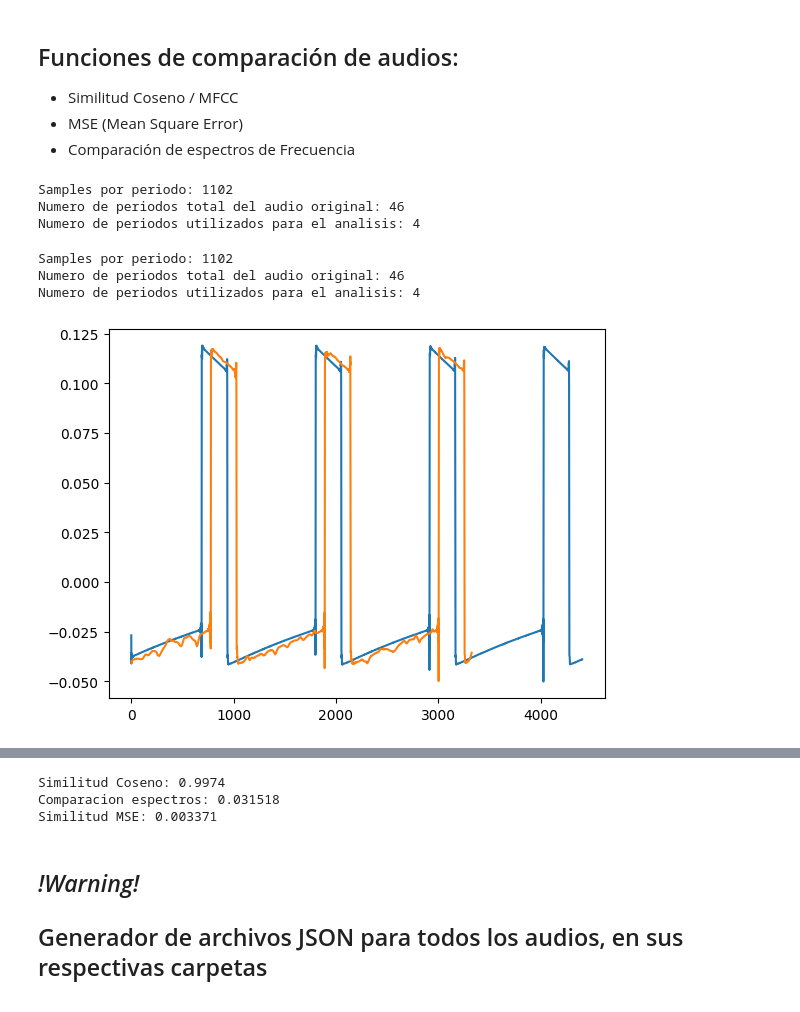
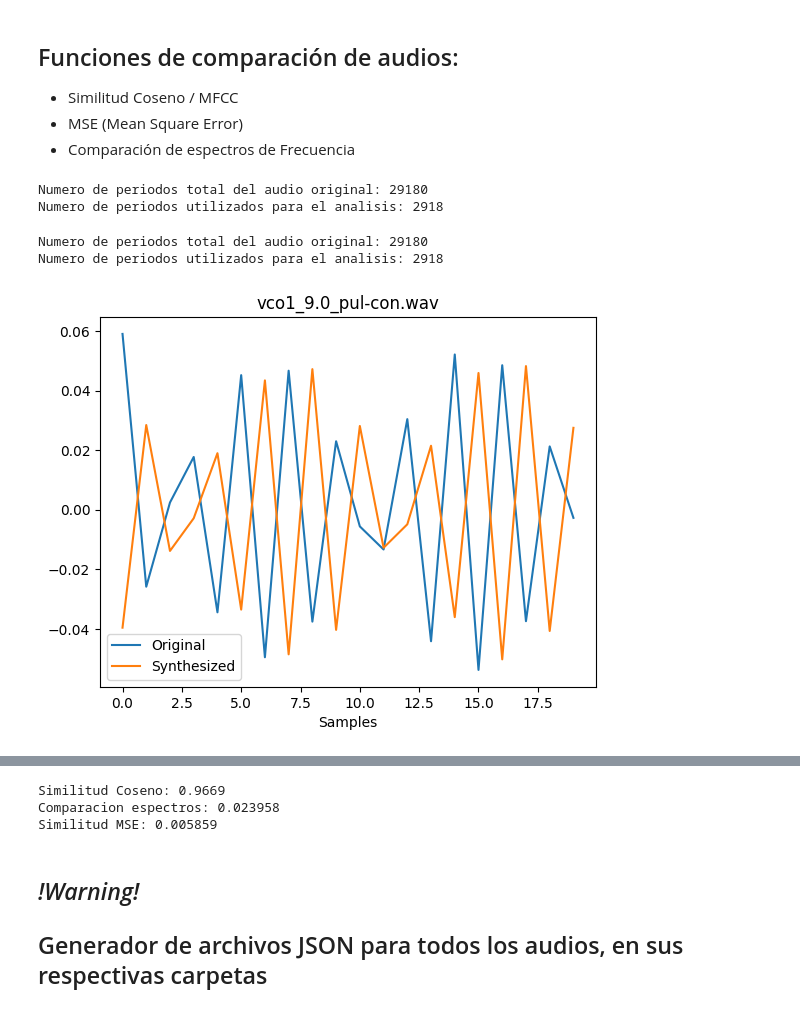
Before and after one commit to BoscoOlives/TFG-Kobol-BoscoOlives, a Jupyter notebook: TFG Standard Mode (funciona).ipynb, the cells around one changed output, grey strips where cells are left out. Saved outputs shown, nothing was run; the diff lists cells and outputs as text; code cells hidden in the pictures.

Commit message:
update plots

```diff
--- a/TFG Standard Mode (funciona).ipynb
+++ b/TFG Standard Mode (funciona).ipynb
@@ -283,49 +271,47 @@ def readJSON(filepath):
             data["Harmonic Res"])
 # %%
 filepath = 'test.json'
-input_file = '/mnt/c/Users/bosco/Desktop/TFG/TFG-Kobol-BoscoOlives/rsf_kobol_expander_2-vco/audio/vco1/pulse/vco1_0.0_pul-con.wav'
+input_file = '/mnt/c/Users/bosco/Desktop/TFG/TFG-Kobol-BoscoOlives/rsf_kobol_expander_2-vco/audio/vco1/pulse/vco1_9.0_pul-con.wav'
 
 file_name = input_file.split("/")[-1] #cortar solamente el nombre del archivo
 
 generateJSON(filepath, input_file, file_name)
 # %% [output]
-Samples por periodo: 1102
-Numero de periodos total del audio original: 46
-Numero de periodos utilizados para el analisis: 4
+Numero de periodos total del audio original: 29180
+Numero de periodos utilizados para el analisis: 2918
 # %%
 filepath = 'test.json'
 
 name, sampleRate, frameSize, hopSize, mags, freqs, phases, res = readJSON(filepath)
 outsignal = audioSynthesis(sampleRate, frameSize, hopSize, mags, freqs, phases, res)
 
 #cargar audio y valor de sample rate
 audio, sampleRate = librosa.load(input_file)
-audio2, sampleRate = librosa.load(input_file2)
 audio_cut = cut_audio_x_periods(audio, sampleRate)
-
-plt.plot(audio_cut)
-plt.plot(outsignal)
-
+plt.xlabel('Samples')
+plt.plot(audio_cut[:20], label='Original')
+plt.plot(outsignal[:20], label='Synthesized')
+plt.legend()
+plt.title(name)
 plt.show()
 ipd.display(ipd.Audio(data=audio_cut, rate=sampleRate))
 ipd.display(ipd.Audio(data=outsignal, rate=sampleRate))
 
 
 # COMPARACIONES ENTRE AUDIOS
 #FUNCION DE SIMILITUD - MFCC Y SMILITIUD COSENO
 print('Similitud Coseno: ' + str(similitud_coseno_MFCC(audio_cut, outsignal)))
 print('Comparacion espectros: '+str(comparar_frecuencias(audio_cut, outsignal, sampleRate)))
 print('Similitud MSE: ' + str(compare_audio_MSE(audio_cut, outsignal)))
 # %% [output]
-Samples por periodo: 1102
-Numero de periodos total del audio original: 46
-Numero de periodos utilizados para el analisis: 4
+Numero de periodos total del audio original: 29180
+Numero de periodos utilizados para el analisis: 2918
-[figure, old version]
+[figure, new version]
 [interactive output not drawn]
 [interactive output not drawn]
-Similitud Coseno: 0.9974
-Comparacion espectros: 0.031518
-Similitud MSE: 0.003371
+Similitud Coseno: 0.9669
+Comparacion espectros: 0.023958
+Similitud MSE: 0.005859
 # %% [markdown]
 ## *!Warning!*
 ## Generador de archivos JSON para todos los audios, en sus respectivas carpetas
```
Also changed, not shown: parts of 5 cells of this notebook.
